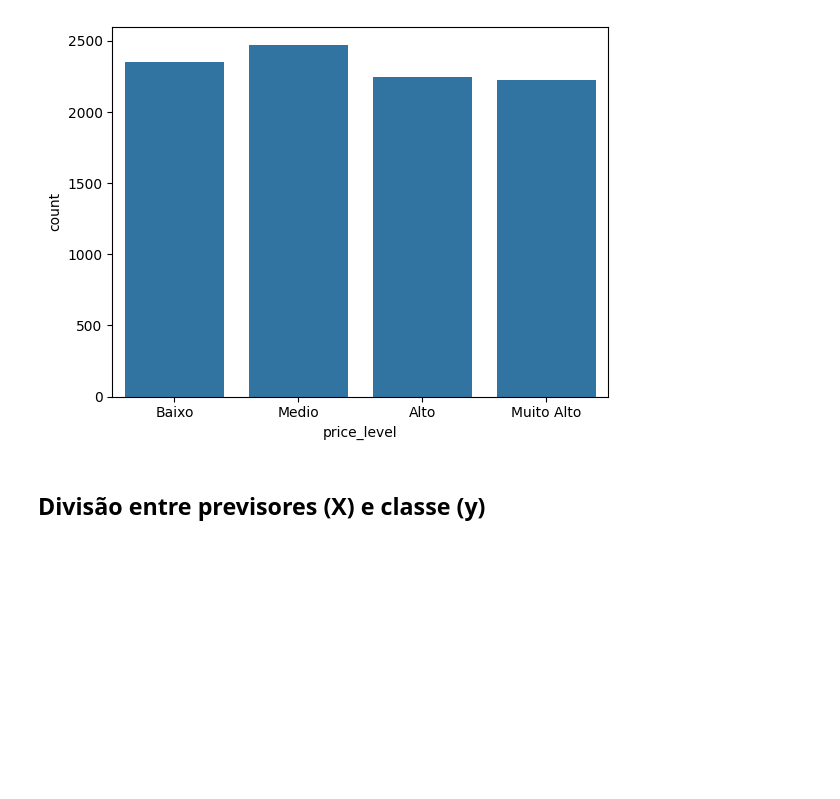
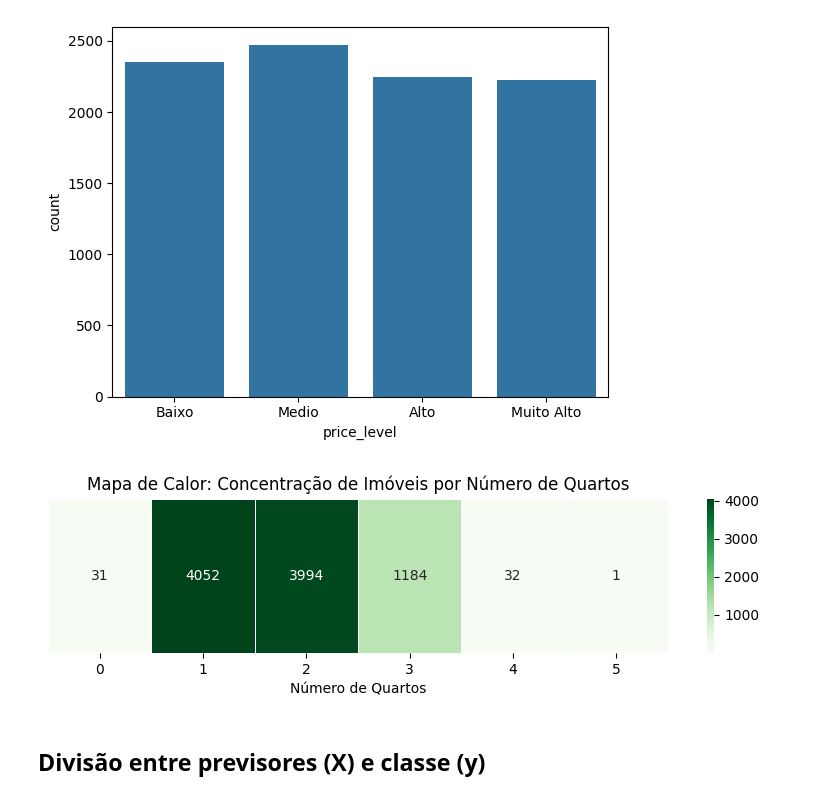
Before and after one commit to csampaio2/imoveis-sp-prediction, a Jupyter notebook: trabalho_final_imoveis_aluguel.ipynb, the cells around one changed output. Saved outputs shown, nothing was run; the diff lists cells and outputs as text; code cells hidden in the pictures; blank space fills up the shorter version.

```diff
--- a/trabalho_final_imoveis_aluguel.ipynb
+++ b/trabalho_final_imoveis_aluguel.ipynb
@@ -152,12 +154,12 @@ Name: area, dtype: float64
 # %% [markdown]
 ### Removendo Coluna "rent"
 # %%
-df_clean = df.drop(columns='rent')
+df_clean = df.drop(columns=['rent','address'])
 # %% [markdown]
 ### Criando coluna "price_m2"
 # %%
-df["price_m2"] = df["total"] / df["area"]
-df.price_m2.describe()
+df_clean["price_m2"] = df_clean["total"] / df_clean["area"]
+df_clean.price_m2.describe()
 # %% [output]
 count    9294.000000
 mean       60.371835
@@ -197,6 +215,24 @@ Alto          2244
 Muito Alto    2225
 Name: count, dtype: int64
 [figure]
+# %%
+bedroom_counts = df_clean['bedrooms'].value_counts().reset_index()
+bedroom_counts.columns = ['bedrooms', 'count']
+bedroom_counts = bedroom_counts.sort_values('bedrooms')
+
+heatmap_1d_data = bedroom_counts.set_index('bedrooms').T
+
+# Gerando o mapa de calor 1D
+plt.figure(figsize=(10, 2))
+sns.heatmap(heatmap_1d_data, cmap="Greens", annot=True, fmt=".0f", linewidths=.5)
+plt.title('Mapa de Calor: Concentração de Imóveis por Número de Quartos')
+plt.xlabel('Número de Quartos')
+plt.ylabel('')
+plt.yticks([])
+plt.savefig('heatmap_imoveis_apenas_quartos.png') # Salva a imagem
+plt.show()
+# %% [output]
+[figure, added]
 # %% [markdown]
 ## Divisão entre previsores (X) e classe (y)
 # %%
```
Also changed, not shown: parts of 16 cells of this notebook, 7 other files.
